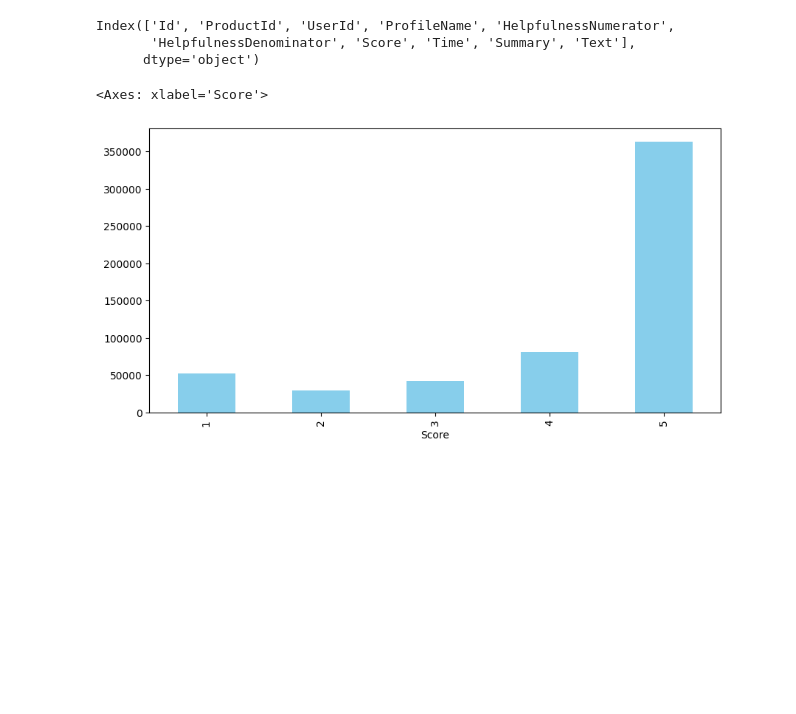
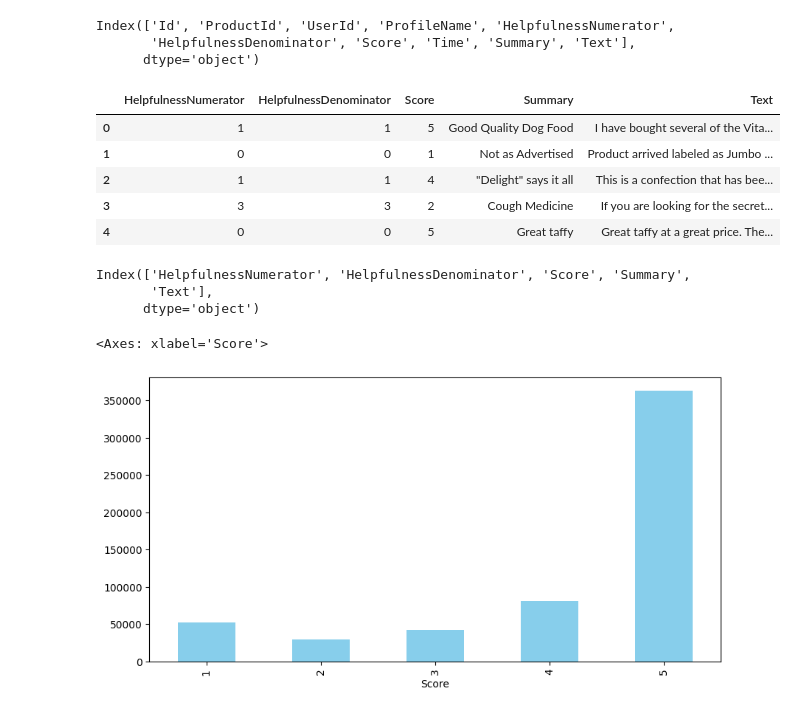
Before and after one commit to kevin-291/automated-review-rating-system, a Jupyter notebook: notebooks/main.ipynb, the cells around one changed output. Saved outputs shown, nothing was run; the diff lists cells and outputs as text; code cells hidden in the pictures; blank space fills up the shorter version.

```diff
--- a/notebooks/main.ipynb
+++ b/notebooks/main.ipynb
@@ -175,3 +175,18 @@ Index(['Id', 'ProductId', 'UserId', 'ProfileName', 'HelpfulnessNumerator',
       dtype='object')
 # %%
 df.drop(['Id', 'ProductId', 'UserId', 'ProfileName', 'Time'], axis=1, inplace=True)
+# %%
+df.head()
+# %% [output]
+|  | HelpfulnessNumerator | HelpfulnessDenominator | Score | Summary | Text |
+| 0 | 1 | 1 | 5 | Good Quality Dog Food | I have bought several of the Vita... |
+| 1 | 0 | 0 | 1 | Not as Advertised | Product arrived labeled as Jumbo ... |
+| 2 | 1 | 1 | 4 | "Delight" says it all | This is a confection that has bee... |
+| 3 | 3 | 3 | 2 | Cough Medicine | If you are looking for the secret... |
+| 4 | 0 | 0 | 5 | Great taffy | Great taffy at a great price. The... |
+# %%
+df.columns
+# %% [output]
+Index(['HelpfulnessNumerator', 'HelpfulnessDenominator', 'Score', 'Summary',
+       'Text'],
+      dtype='object')
```
Also changed, not shown: parts of 3 cells of this notebook.
